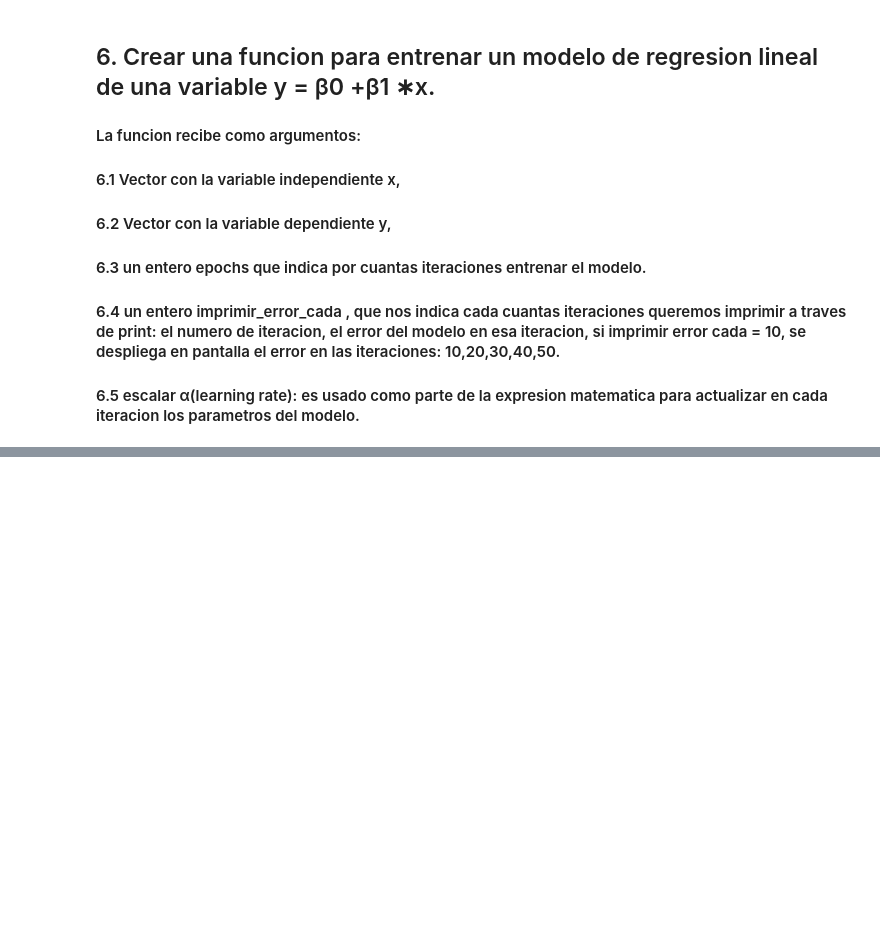
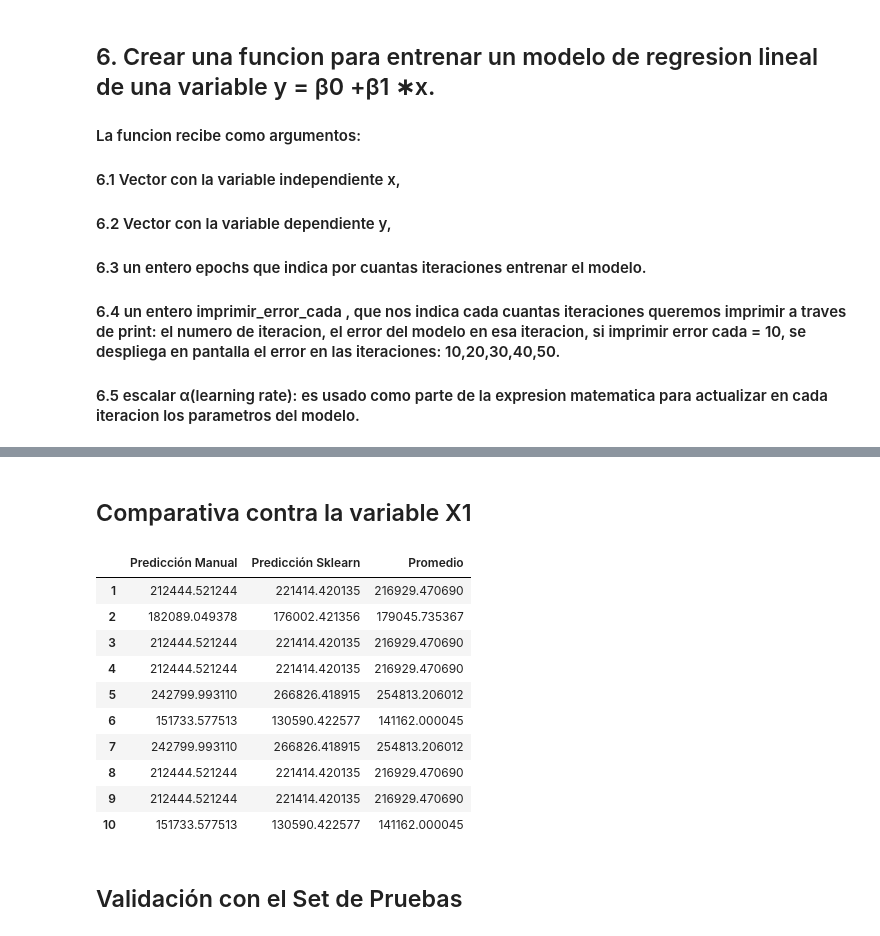
Before and after one commit to CarlosRisch/ProyectoRegresion, a Jupyter notebook: Proyecto1_RegresionLineal.ipynb, the cells around one changed output, grey strips where cells are left out. Saved outputs shown, nothing was run; the diff lists cells and outputs as text; code cells hidden in the pictures; blank space fills up the shorter version.

```diff
--- a/Proyecto1_RegresionLineal.ipynb
+++ b/Proyecto1_RegresionLineal.ipynb
@@ -405,0 +497,21 @@ betas: {1: array([[3564.70735873],
+# %% [markdown]
+## Comparativa contra la variable X1
+# %%
+res = mi_modelo.estimacion_modelos(iteraciones_betas, _sklearn_,  np.zeros_like(np.arange(10), dtype=int).reshape(-1,1))
+df = pd.DataFrame({'Predicción Manual': res[0], 'Predicción Sklearn': res[1], 'Promedio': res[2]})
+df.index += 1
+df
+# %% [output]
+|  | Predicción Manual | Predicción Sklearn | Promedio |
+| 1 | 212444.521244 | 221414.420135 | 216929.470690 |
+| 2 | 182089.049378 | 176002.421356 | 179045.735367 |
+| 3 | 212444.521244 | 221414.420135 | 216929.470690 |
+| 4 | 212444.521244 | 221414.420135 | 216929.470690 |
+| 5 | 242799.993110 | 266826.418915 | 254813.206012 |
+| 6 | 151733.577513 | 130590.422577 | 141162.000045 |
+| 7 | 242799.993110 | 266826.418915 | 254813.206012 |
+| 8 | 212444.521244 | 221414.420135 | 216929.470690 |
+| 9 | 212444.521244 | 221414.420135 | 216929.470690 |
+| 10 | 151733.577513 | 130590.422577 | 141162.000045 |
+# %% [markdown]
+## Validación con el Set de Pruebas
```
Also changed, not shown: parts of 10 cells of this notebook.
